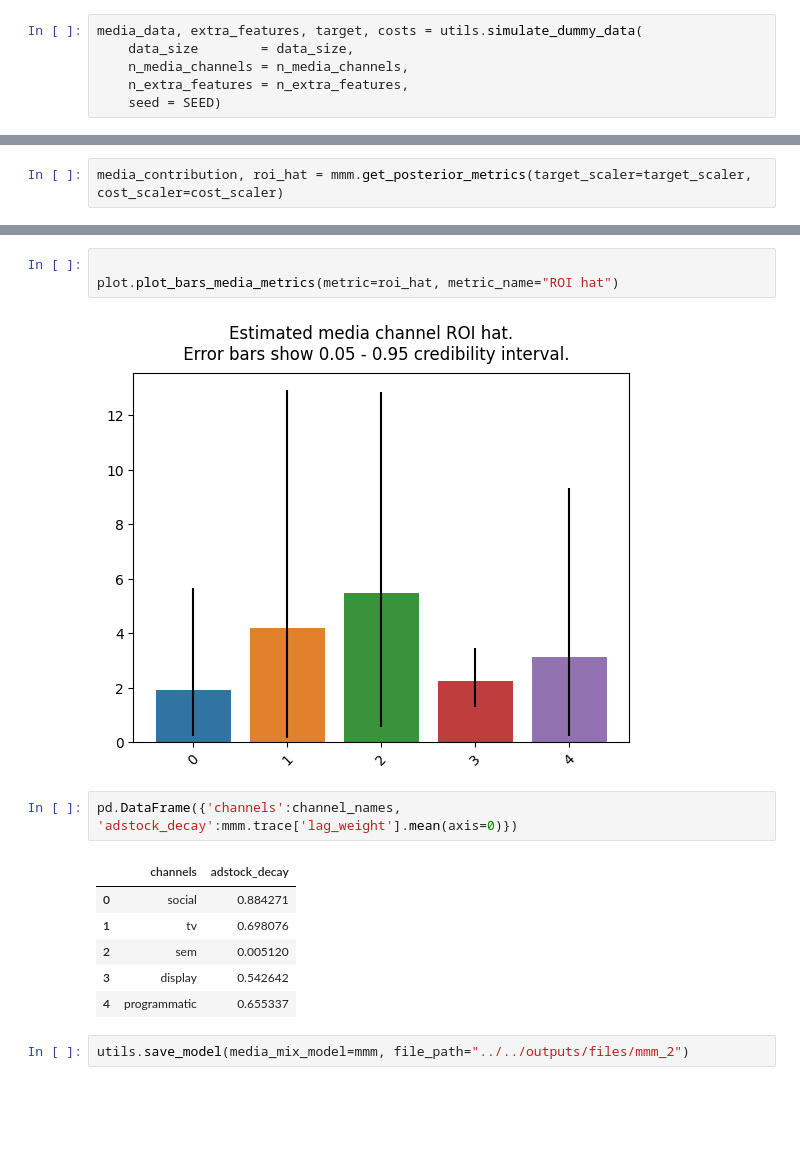
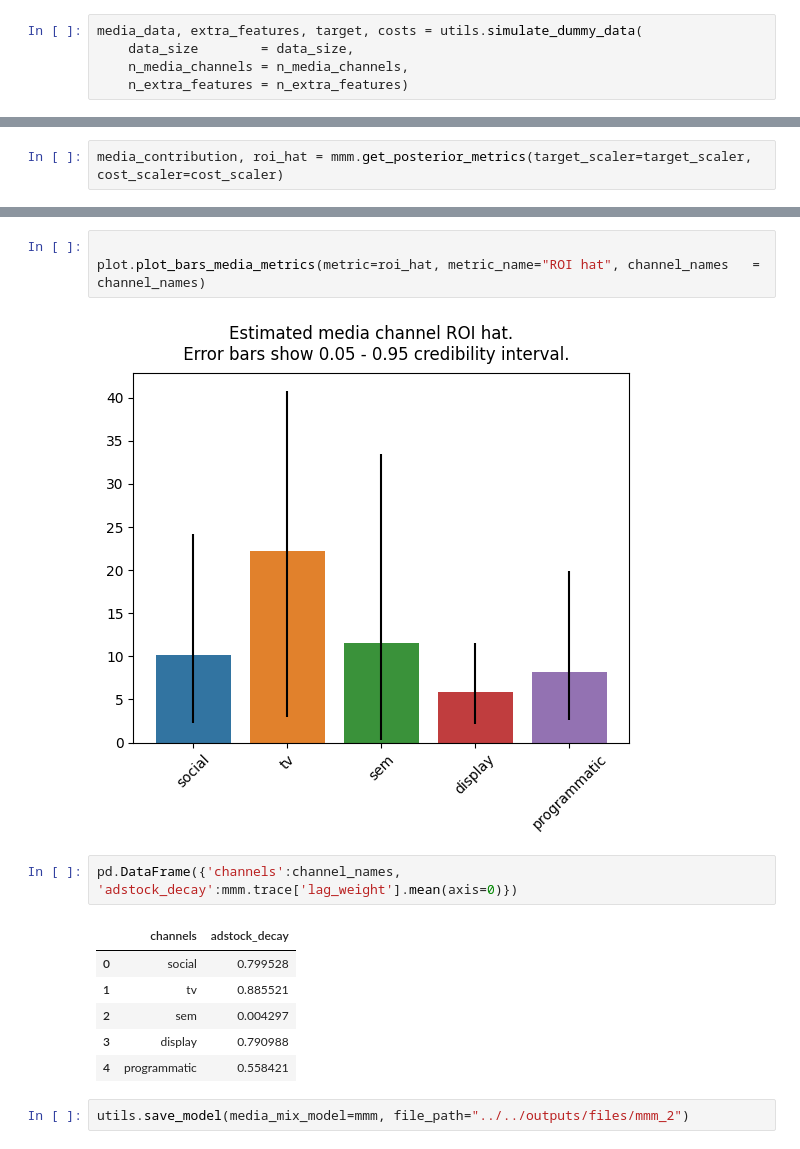
Before and after one commit to miguel-conde/tst_lightweight, a Jupyter notebook: PYTHON/notebooks/tune_priors.ipynb, the cells around one changed output, grey strips where cells are left out. Cells and saved outputs as stored; diff of their text form; blank space fills up the shorter version.

```diff
--- a/PYTHON/notebooks/tune_priors.ipynb
+++ b/PYTHON/notebooks/tune_priors.ipynb
@@ -48,8 +48,7 @@ n_extra_features = 5
 media_data, extra_features, target, costs = utils.simulate_dummy_data(
     data_size        = data_size,
     n_media_channels = n_media_channels,
-    n_extra_features = n_extra_features,
-    seed = SEED)
+    n_extra_features = n_extra_features)
 # %% [output]
 No GPU/TPU found, falling back to CPU. (Set TF_CPP_MIN_LOG_LEVEL=0 and rerun for more info.)
 # %%
@@ -367,17 +394,17 @@ plot.plot_bars_media_metrics(metric=media_contribution, metric_name="Media Contr
 # %%
 
-plot.plot_bars_media_metrics(metric=roi_hat, metric_name="ROI hat")
+plot.plot_bars_media_metrics(metric=roi_hat, metric_name="ROI hat", channel_names   = channel_names)
 # %% [output]
-[figure, old version]
+[figure, new version]
 # %%
 pd.DataFrame({'channels':channel_names, 'adstock_decay':mmm.trace['lag_weight'].mean(axis=0)})
 # %% [output]
 |  | channels | adstock_decay |
-| 0 | social | 0.884271 |
-| 1 | tv | 0.698076 |
-| 2 | sem | 0.005120 |
-| 3 | display | 0.542642 |
-| 4 | programmatic | 0.655337 |
+| 0 | social | 0.799528 |
+| 1 | tv | 0.885521 |
+| 2 | sem | 0.004297 |
+| 3 | display | 0.790988 |
+| 4 | programmatic | 0.558421 |
 # %%
 utils.save_model(media_mix_model=mmm, file_path="../../outputs/files/mmm_2")
 # %%
```
Also changed, not shown: parts of 17 cells of this notebook.
